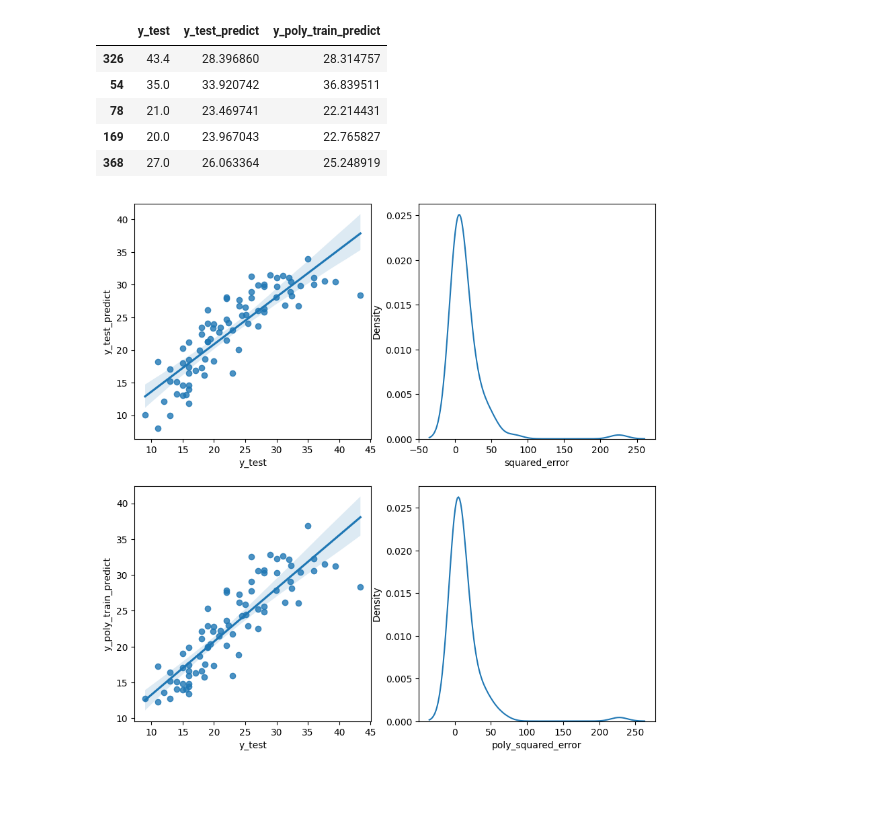
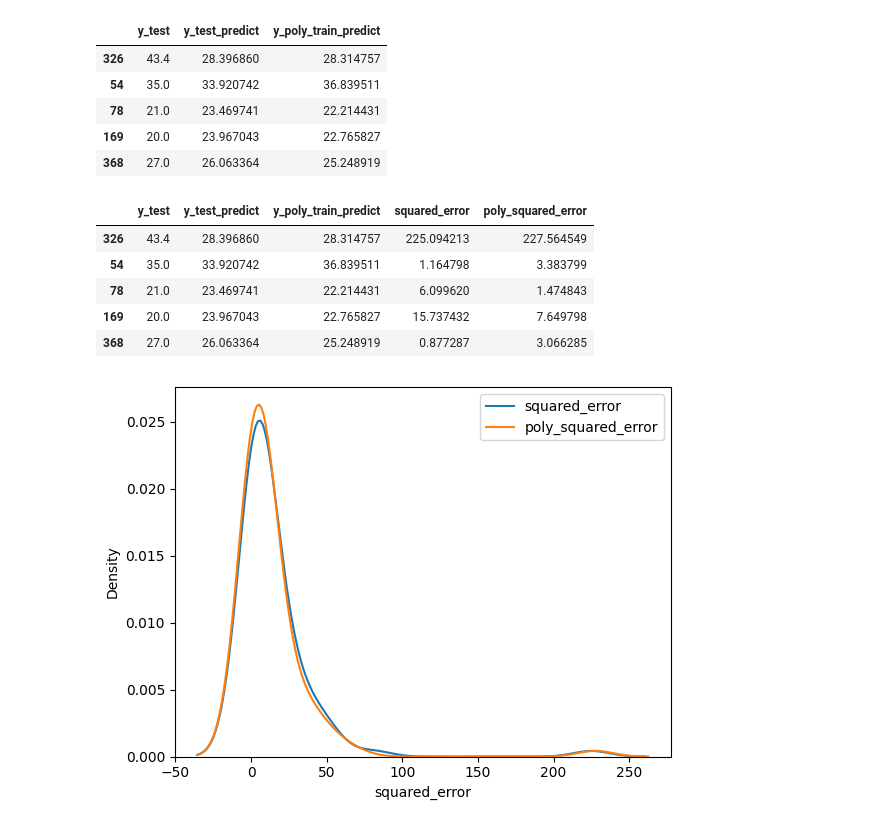
Before and after one commit to pia222sk20/python, a Jupyter notebook: pandas-data-analysis/part7/7.2.review.ipynb, the cells around one changed output. Drawn from its saved outputs; the diff is of its cells as text; code cells hidden in the pictures; blank space fills up the shorter version.

```diff
--- a/pandas-data-analysis/part7/7.2.review.ipynb
+++ b/pandas-data-analysis/part7/7.2.review.ipynb
@@ -137,14 +137,19 @@ result_df.head()
 # %%
 result_df['squared_error'] = (result_df.y_test - result_df.y_test_predict)**2
 result_df['poly_squared_error'] = (result_df.y_test - result_df.y_poly_train_predict)**2
+result_df.head()
+# %% [output]
+|  | y_test | y_test_predict | y_poly_train_predict | squared_error | poly_squared_error |
+| 326 | 43.4 | 28.396860 | 28.314757 | 225.094213 | 227.564549 |
+| 54 | 35.0 | 33.920742 | 36.839511 | 1.164798 | 3.383799 |
+| 78 | 21.0 | 23.469741 | 22.214431 | 6.099620 | 1.474843 |
+| 169 | 20.0 | 23.967043 | 22.765827 | 15.737432 | 7.649798 |
+| 368 | 27.0 | 26.063364 | 25.248919 | 0.877287 | 3.066285 |
 # %%
-# 선형과 비선형일때 sns  regplot  kdeplot  이용해서 성능에대한 시각화  4 x 4
-fig, axes = plt.subplots(2, 2, figsize=(10, 10))
-sns.regplot(x='y_test', y='y_test_predict',  data=result_df, ax=axes[0,0]);
-sns.kdeplot(x='squared_error',  data=result_df, ax=axes[0,1]);
-
-sns.regplot(x='y_test', y='y_poly_train_predict',  data=result_df, ax=axes[1,0]);
-sns.kdeplot(x='poly_squared_error',  data=result_df, ax=axes[1,1]);
+# 선형과 비선형일때 sns  regplot  kdeplot  이용해서 성능에대한 시각화
+sns.kdeplot(x='squared_error',  data=result_df,label='squared_error');
+sns.kdeplot(x='poly_squared_error',  data=result_df,label='poly_squared_error');
+plt.legend()
 plt.show()
 # %% [output]
-[figure, old version]
+[figure, new version]
```
Also changed, not shown: 1 other file.
